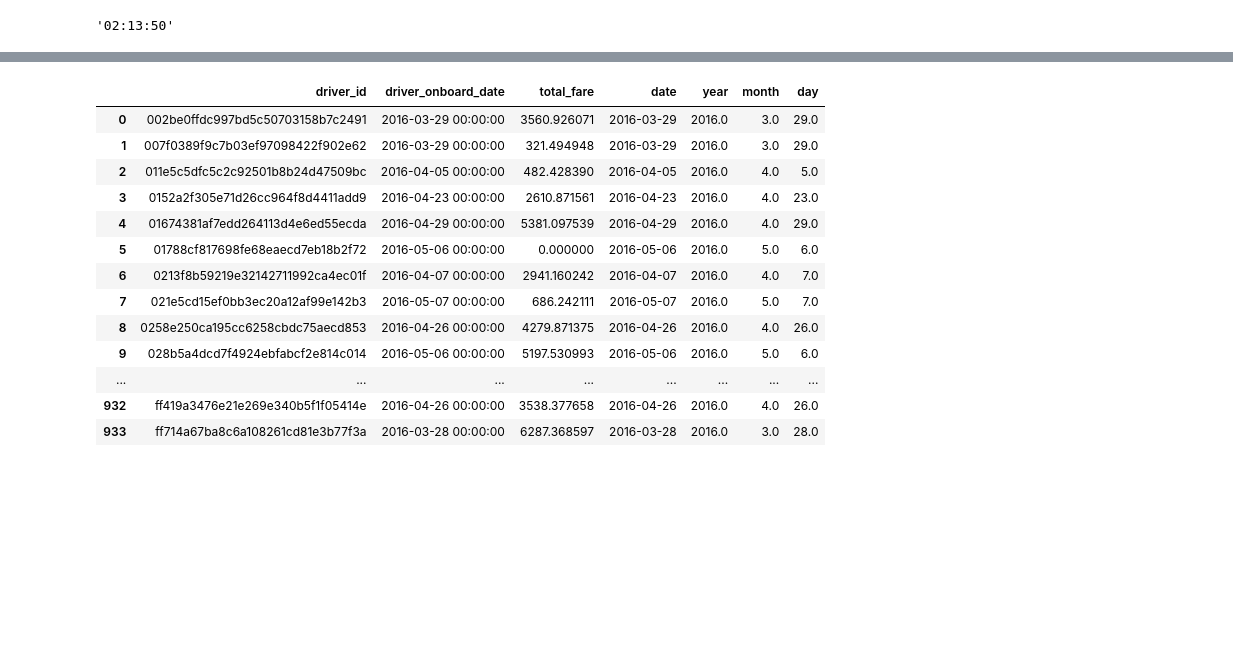
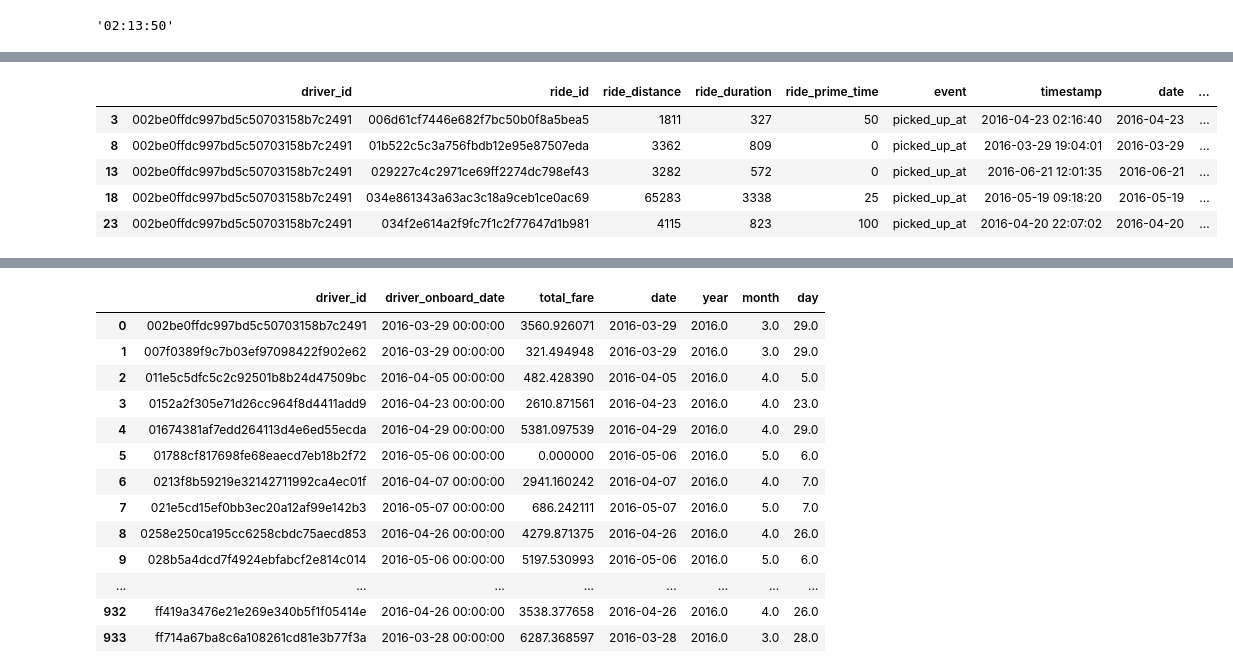
Before and after one commit to nicholasprayogo/lyft_data_challenge, a Jupyter notebook: data-challenge.ipynb, the cells around one changed output, grey strips where cells are left out. Cells and saved outputs as stored; diff of their text form; code cells hidden in the pictures; blank space fills up the shorter version.

```diff
--- a/data-challenge.ipynb
+++ b/data-challenge.ipynb
@@ -223,0 +224,9 @@ merged_rides
+# %%
+pickup_times.head()
+# %% [output]
+|  | driver_id | ride_id | ride_distance | ride_duration | ride_prime_time | event | timestamp | date | ... |
+| 3 | 002be0ffdc997bd5c50703158b7c2491 | 006d61cf7446e682f7bc50b0f8a5bea5 | 1811 | 327 | 50 | picked_up_at | 2016-04-23 02:16:40 | 2016-04-23 | ... |
+| 8 | 002be0ffdc997bd5c50703158b7c2491 | 01b522c5c3a756fbdb12e95e87507eda | 3362 | 809 | 0 | picked_up_at | 2016-03-29 19:04:01 | 2016-03-29 | ... |
+| 13 | 002be0ffdc997bd5c50703158b7c2491 | 029227c4c2971ce69ff2274dc798ef43 | 3282 | 572 | 0 | picked_up_at | 2016-06-21 12:01:35 | 2016-06-21 | ... |
+| 18 | 002be0ffdc997bd5c50703158b7c2491 | 034e861343a63ac3c18a9ceb1ce0ac69 | 65283 | 3338 | 25 | picked_up_at | 2016-05-19 09:18:20 | 2016-05-19 | ... |
+| 23 | 002be0ffdc997bd5c50703158b7c2491 | 034f2e614a2f9fc7f1c2f77647d1b981 | 4115 | 823 | 100 | picked_up_at | 2016-04-20 22:07:02 | 2016-04-20 | ... |
```
Also changed, not shown: parts of 11 cells of this notebook.
